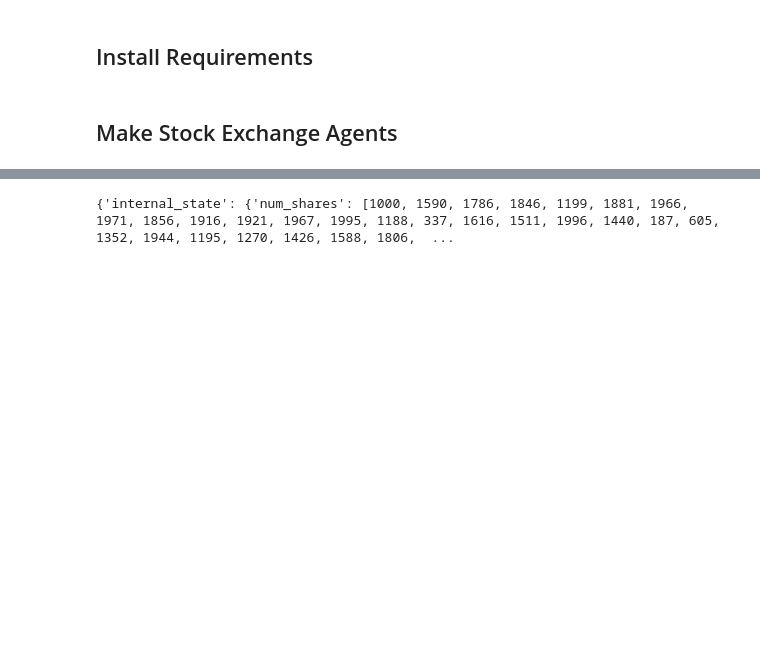
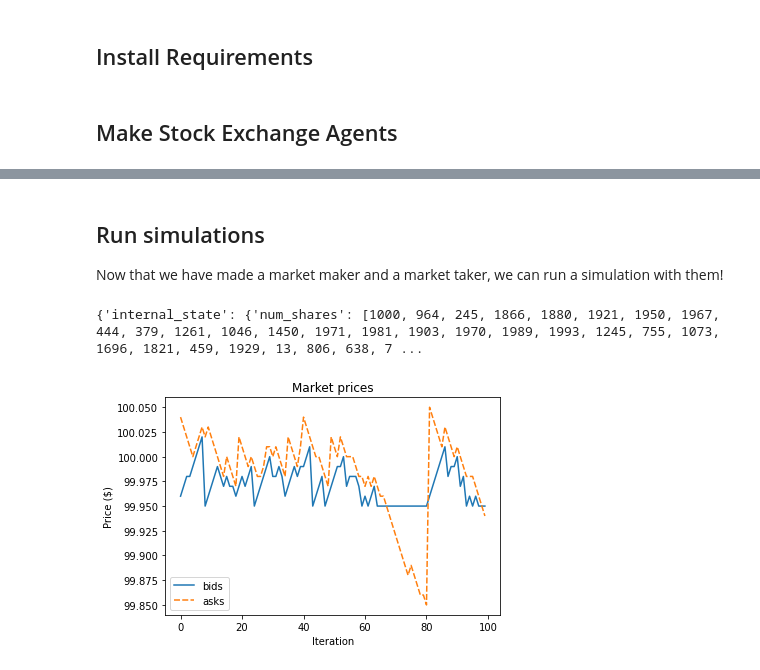
Before and after one commit to maxholloway/agent-exchange, a Jupyter notebook: examples/stock_exchange_v1/stock_exchange_v1.ipynb, the cells around one changed output, grey strips where cells are left out. Saved outputs shown, nothing was run; the diff lists cells and outputs as text; code cells hidden in the pictures; blank space fills up the shorter version.

Commit message:
improve StockExchangeV1 notebook and give clearer README guidelines for contributing

```diff
--- a/examples/stock_exchange_v1/stock_exchange_v1.ipynb
+++ b/examples/stock_exchange_v1/stock_exchange_v1.ipynb
@@ -89,6 +92,9 @@ class StockAgentV1NaiveTaker(StockAgentV1):
+# %% [markdown]
+## Run simulations
+Now that we have made a market maker and a market taker, we can run a simulation with them!
 # %%
-# Run a simple
-NMAKER, NTAKER, NSTEPS = 10, 1, 100
+# Run a simple simulation with
+NMAKER, NTAKER, NSTEPS = 10, 5, 100 # give number of market makers and takers, and the number of steps to simulate
 agents = [StockAgentV1NaiveMaker() for _ in range(NMAKER)]
 agents += [StockAgentV1NaiveTaker() for _ in range(NTAKER)]
 exchange = StockExchangeV1(agents)
@@ -98,4 +104,20 @@ exchange.simulate_steps(NSTEPS)
 # %%
 agents[-1]
 # %% [output]
-{'internal_state': {'num_shares': [1000, 1590, 1786, 1846, 1199, 1881, 1966, 1971, 1856, 1916, 1921, 1967, 1995, 1188, 337, 1616, 1511, 1996, 1440, 187, 605, 1352, 1944, 1195, 1270, 1426, 1588, 1806,  ...
+{'internal_state': {'num_shares': [1000, 964, 245, 1866, 1880, 1921, 1950, 1967, 444, 379, 1261, 1046, 1450, 1971, 1981, 1903, 1970, 1989, 1993, 1245, 755, 1073, 1696, 1821, 459, 1929, 13, 806, 638, 7 ...
+# %%
+# Visualize market price fluctuations
+import pandas as pd
+import matplotlib.pyplot as plt
+import seaborn as sns
+
+exchange_sim_data = pd.DataFrame()
+exchange_sim_data['bids'] = exchange.get_bids()
+exchange_sim_data['asks'] = exchange.get_asks()
+# %%
+sns.lineplot(data=exchange_sim_data)
+plt.title("Market prices")
+plt.xlabel("Iteration")
+plt.ylabel("Price ($)");
+# %% [output]
+[figure, added]
```
Also changed, not shown: parts of 10 cells of this notebook, 1 other file.
